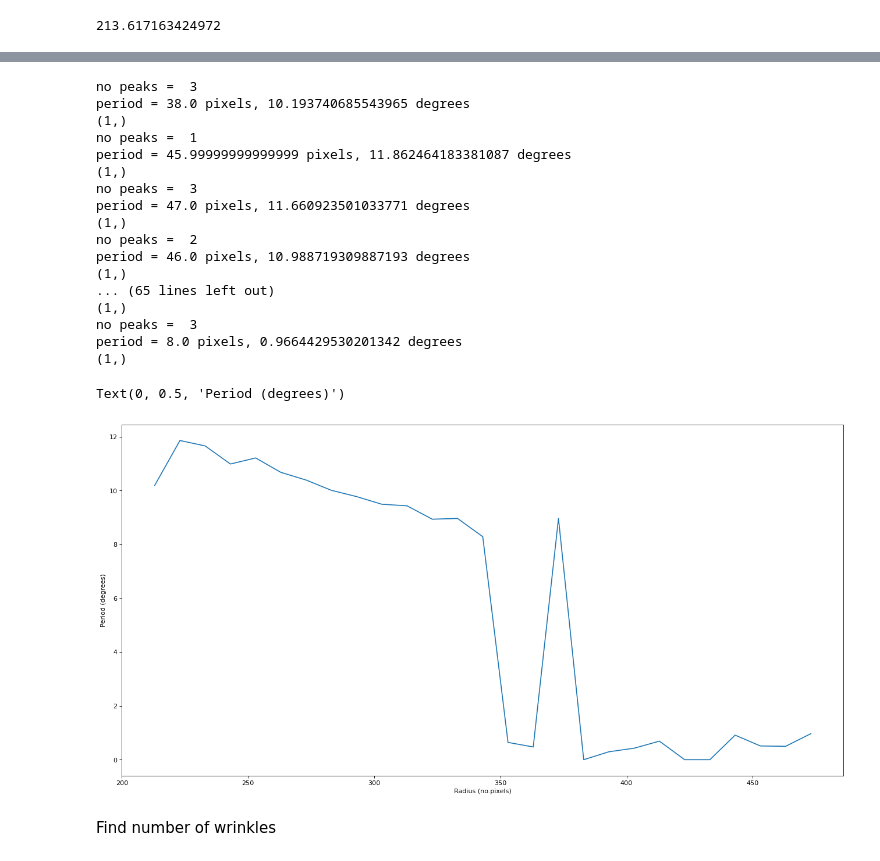
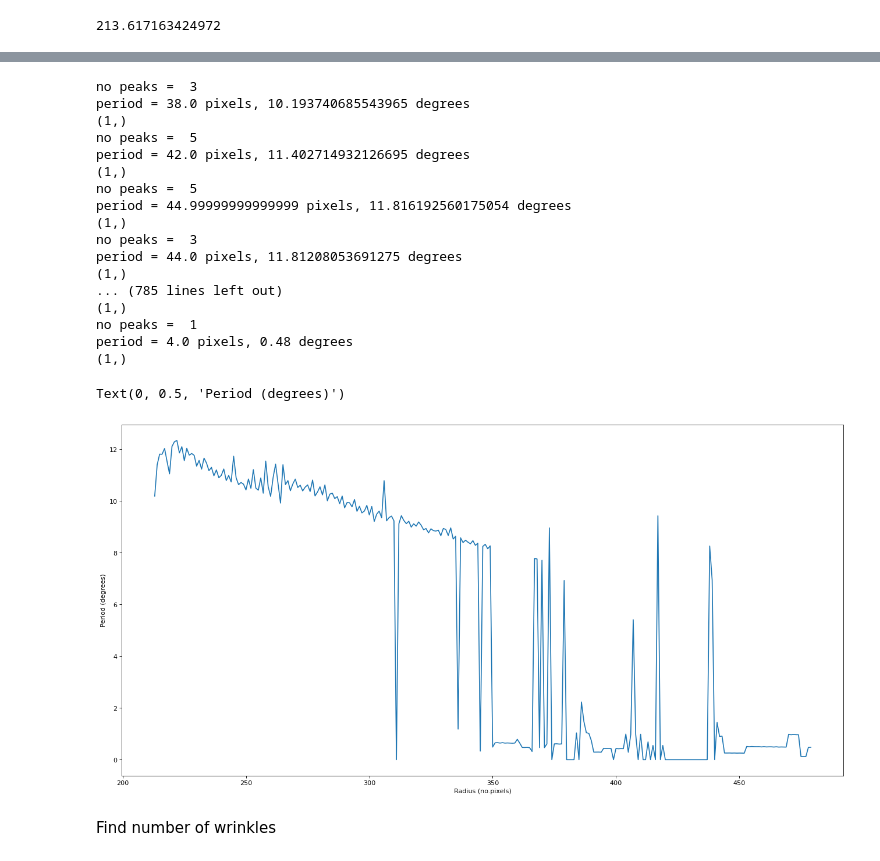
Before and after one commit to RadhikaGupta88/Biofilms, a Jupyter notebook: notebooks/3-radial_selections.ipynb, the cells around one changed output, grey strips where cells are left out. Saved outputs shown, nothing was run; the diff lists cells and outputs as text; code cells hidden in the pictures.

Commit message:
feature: function to find period for a range of radii

```diff
--- a/notebooks/3-radial_selections.ipynb
+++ b/notebooks/3-radial_selections.ipynb
@@ -17,4 +16,5 @@ slice = 200
 # %%
-image = imread(str(BUCKLING_PATH / "200920_biolight_nobg_nooutliers_despeckle_enhance.tif"))
+bio_image = imread(str(BUCKLING_PATH / "200920_biolight_nobg_nooutliers_despeckle_enhance.tif"))
 # %%
-image = image[slice]
+slice = 100
+image = bio_image[slice]
@@ -93,6 +105,7 @@ len(autocorrelation)
 # %%
 from scipy.ndimage import gaussian_filter
 # %%
+image = bio_image[200]
 stack = create_radius_select_stack(image, center_fitted,  200, 0.5)
 data = stack[2]
 lags, autocorrelation = autocorrelate_radial_ring(data)
@@ -104 +117,3 @@ period = 34.0 pixels, 9.776357827476039 degrees
 (1,)
+# %%
+period_pixels, period_deg = periods_from_image(image, 350, center_fitted)
@@ -105,38 +175,40 @@ period = 34.0 pixels, 9.776357827476039 degrees
 # %%
+slice_no = 200
+image = bio_image[slice_no]
 period  = []
 radii = []
-for r in range(int(coffee_ring_radius),int(radii_b[slice]),10):
+for r in range(int(coffee_ring_radius),int(radii_b[slice_no])):
     radii.append(r)
     stack = create_radius_select_stack(image, center_fitted,  r, 0.5)
     data = stack[2]
     lags, autocorrelation = autocorrelate_radial_ring(data)
     period_pixels, period_deg = find_period_autocorrelation_fft(autocorrelation, 0.8)
     period.append(period_deg)
 
 plt.figure(figsize=(20, 10), dpi=80)
 plt.plot(radii, period)
 plt.xlabel('Radius (no.pixels)')
 plt.ylabel('Period (degrees)')
 # %% [output]
 no peaks =  3
 period = 38.0 pixels, 10.193740685543965 degrees
 (1,)
-no peaks =  1
-period = 45.99999999999999 pixels, 11.862464183381087 degrees
+no peaks =  5
+period = 42.0 pixels, 11.402714932126695 degrees
+(1,)
+no peaks =  5
+period = 44.99999999999999 pixels, 11.816192560175054 degrees
 (1,)
 no peaks =  3
-period = 47.0 pixels, 11.660923501033771 degrees
+period = 44.0 pixels, 11.81208053691275 degrees
 (1,)
-no peaks =  2
-period = 46.0 pixels, 10.988719309887193 degrees
+... (785 lines left out)
 (1,)
-... (65 lines left out)
+no peaks =  1
+period = 4.0 pixels, 0.48 degrees
 (1,)
-no peaks =  3
-period = 8.0 pixels, 0.9664429530201342 degrees
-(1,)
 Text(0, 0.5, 'Period (degrees)')
-[figure, old version]
+[figure, new version]
 # %% [markdown]
 Find number of wrinkles
 # %%
```
Also changed, not shown: parts of 13 cells of this notebook, 2 other files.
